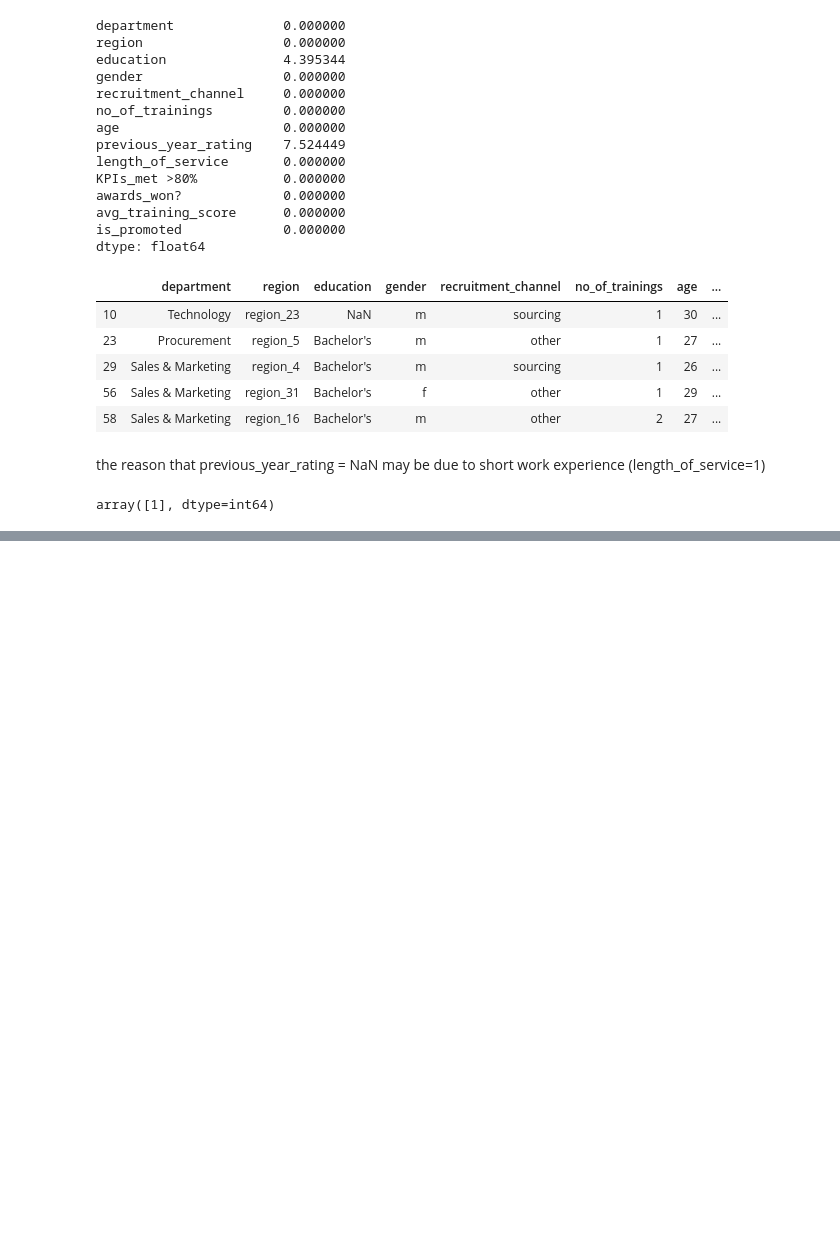
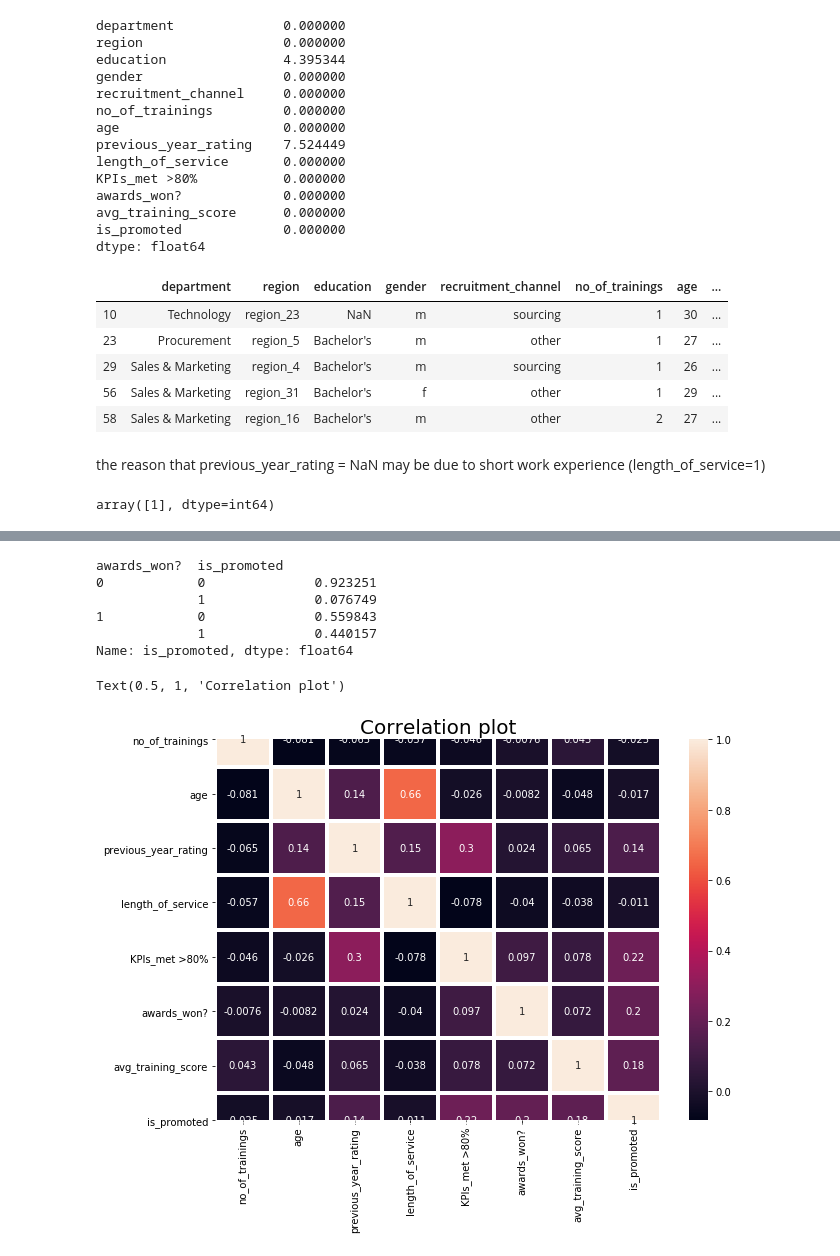
Before and after one commit to slavaminchuk/Logistic-regression, a Jupyter notebook: Logistic regression.ipynb, the cells around one changed output, grey strips where cells are left out. Saved outputs shown, nothing was run; the diff lists cells and outputs as text; code cells hidden in the pictures; blank space fills up the shorter version.

```diff
--- a/Logistic regression.ipynb
+++ b/Logistic regression.ipynb
@@ -138,0 +157,18 @@ AttributeError: module 'numpy' has no attribute 'm'
+# %%
+#percentage of people who have been promoted depending on the awards they have
+data.groupby('awards_won?')['is_promoted'].value_counts(normalize=True)
+# %% [output]
+awards_won?  is_promoted
+0            0              0.923251
+             1              0.076749
+1            0              0.559843
+             1              0.440157
+Name: is_promoted, dtype: float64
+# %%
+#correlation between features
+plt.figure(figsize=(10, 7))
+sns.heatmap(data.corr(), annot=True,linewidths=3)
+plt.title('Correlation plot', fontsize=20)
+# %% [output]
+Text(0.5, 1, 'Correlation plot')
+[figure, added]
```
Also changed, not shown: parts of 7 cells of this notebook.
